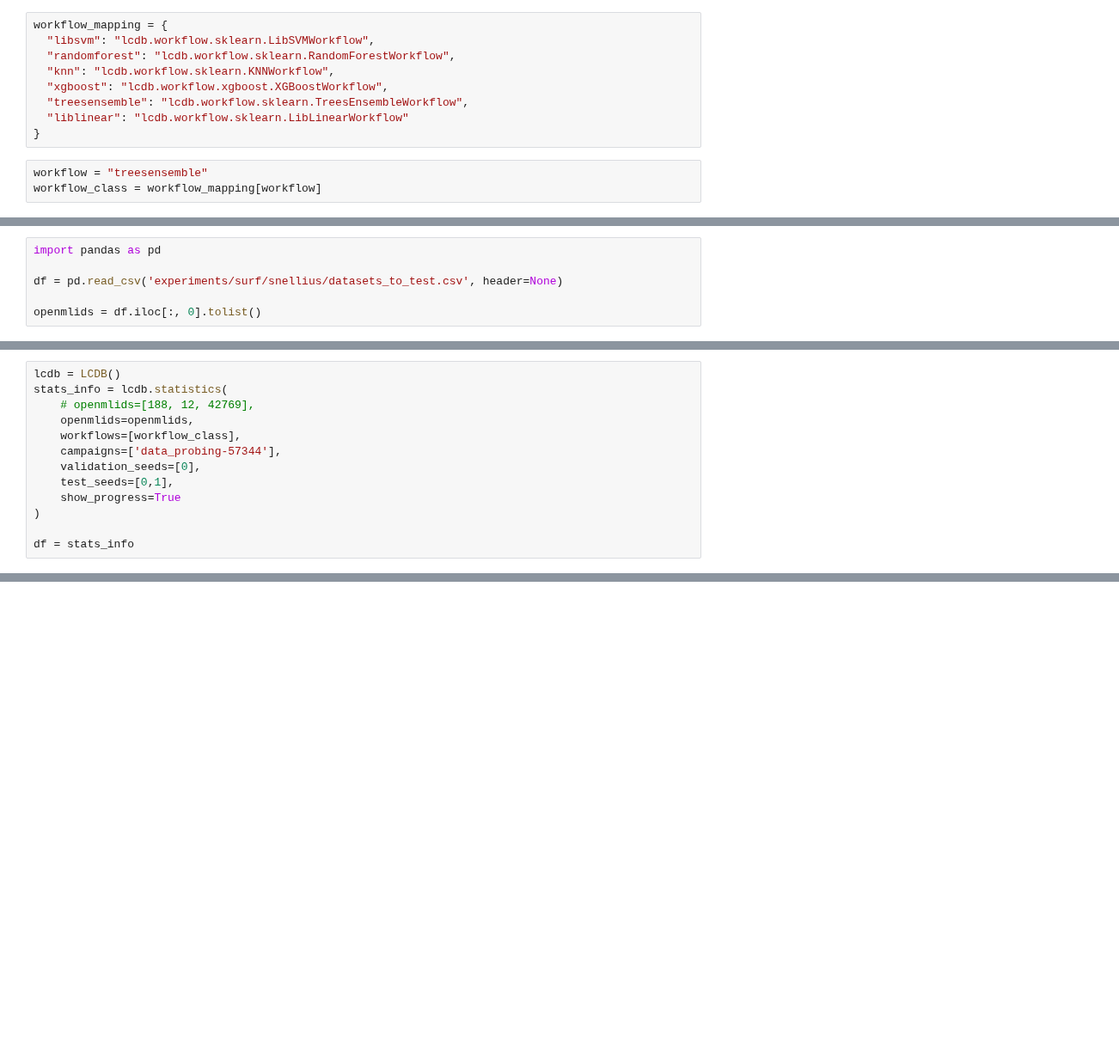
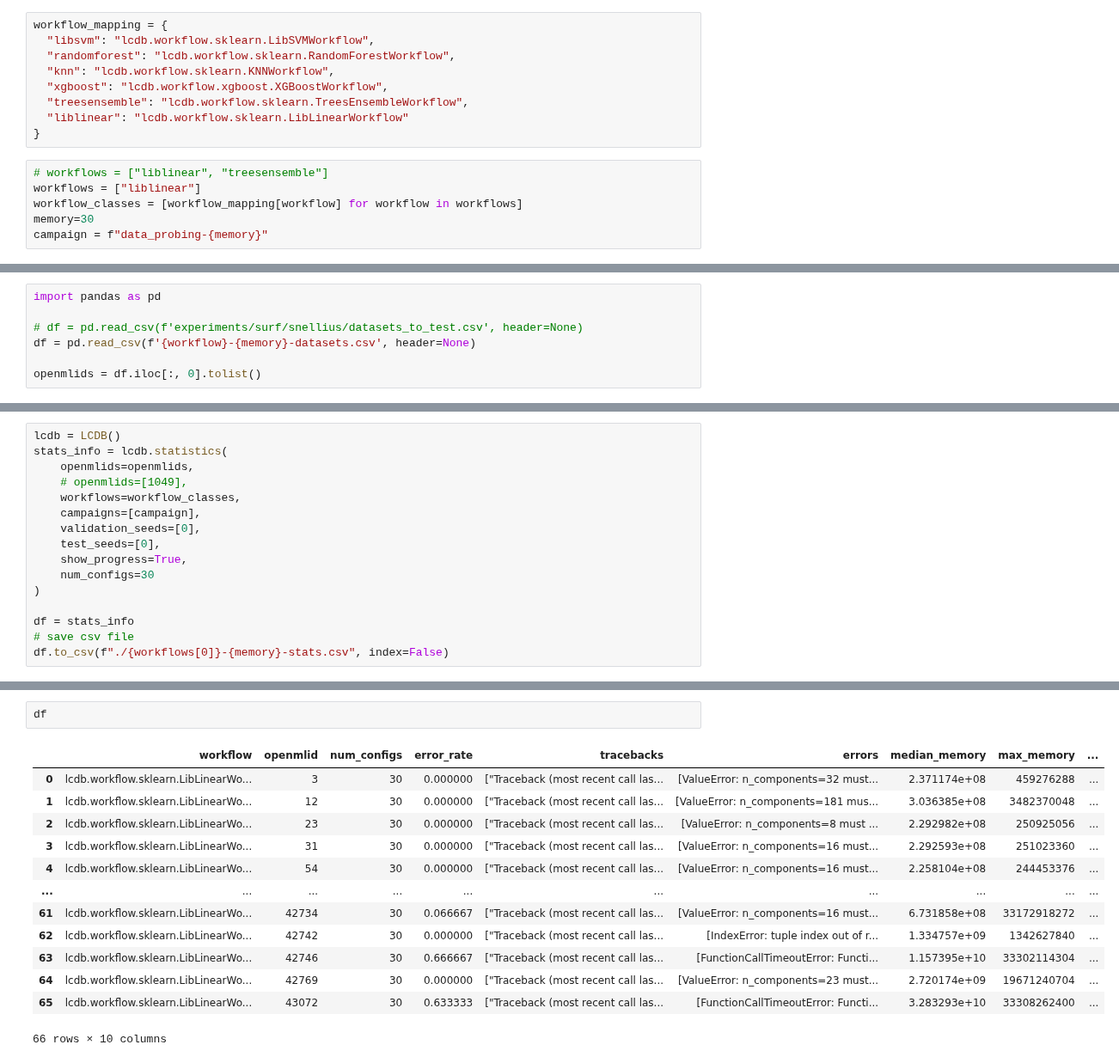
Before and after one commit to fmohr/lcdb, a Jupyter notebook: publications/2023-neurips/debug_test.ipynb, the cells around one changed output, grey strips where cells are left out. Shown at 86% size. Cells and saved outputs as stored; diff of their text form; blank space fills up the shorter version.

```diff
--- a/publications/2023-neurips/debug_test.ipynb
+++ b/publications/2023-neurips/debug_test.ipynb
@@ -9,6 +9,9 @@ workflow_mapping = {
   "treesensemble": "lcdb.workflow.sklearn.TreesEnsembleWorkflow",
   "liblinear": "lcdb.workflow.sklearn.LibLinearWorkflow"
 }
-# %%
-workflow = "treesensemble"
-workflow_class = workflow_mapping[workflow]
+# %%
+# workflows = ["liblinear", "treesensemble"]
+workflows = ["liblinear"]
+workflow_classes = [workflow_mapping[workflow] for workflow in workflows]
+memory=30
+campaign = f"data_probing-{memory}"
@@ -15,6 +59,7 @@ workflow_class = workflow_mapping[workflow]
 # %%
 import pandas as pd
 
-df = pd.read_csv('experiments/surf/snellius/datasets_to_test.csv', header=None)
+# df = pd.read_csv(f'experiments/surf/snellius/datasets_to_test.csv', header=None)
+df = pd.read_csv(f'{workflow}-{memory}-datasets.csv', header=None)
 
 openmlids = df.iloc[:, 0].tolist()
@@ -24,13 +84,16 @@ openmlids = np.array(openmlids, dtype=int).tolist()
 # %%
 lcdb = LCDB()
 stats_info = lcdb.statistics(
-    # openmlids=[188, 12, 42769],
     openmlids=openmlids,
-    workflows=[workflow_class],
-    campaigns=['data_probing-57344'],
+    # openmlids=[1049],
+    workflows=workflow_classes,
+    campaigns=[campaign],
     validation_seeds=[0],
-    test_seeds=[0,1],
-    show_progress=True
+    test_seeds=[0],
+    show_progress=True,
+    num_configs=30
 )
 
 df = stats_info
+# save csv file
+df.to_csv(f"./{workflows[0]}-{memory}-stats.csv", index=False)
@@ -36,0 +129,16 @@ df = stats_info
+# %%
+df
+# %% [output]
+|  | workflow | openmlid | num_configs | error_rate | tracebacks | errors | median_memory | max_memory | ... |
+| 0 | lcdb.workflow.sklearn.LibLinearWo... | 3 | 30 | 0.000000 | ["Traceback (most recent call las... | [ValueError: n_components=32 must... | 2.371174e+08 | 459276288 | ... |
+| 1 | lcdb.workflow.sklearn.LibLinearWo... | 12 | 30 | 0.000000 | ["Traceback (most recent call las... | [ValueError: n_components=181 mus... | 3.036385e+08 | 3482370048 | ... |
+| 2 | lcdb.workflow.sklearn.LibLinearWo... | 23 | 30 | 0.000000 | ["Traceback (most recent call las... | [ValueError: n_components=8 must ... | 2.292982e+08 | 250925056 | ... |
+| 3 | lcdb.workflow.sklearn.LibLinearWo... | 31 | 30 | 0.000000 | ["Traceback (most recent call las... | [ValueError: n_components=16 must... | 2.292593e+08 | 251023360 | ... |
+| 4 | lcdb.workflow.sklearn.LibLinearWo... | 54 | 30 | 0.000000 | ["Traceback (most recent call las... | [ValueError: n_components=16 must... | 2.258104e+08 | 244453376 | ... |
+| ... | ... | ... | ... | ... | ... | ... | ... | ... | ... |
+| 61 | lcdb.workflow.sklearn.LibLinearWo... | 42734 | 30 | 0.066667 | ["Traceback (most recent call las... | [ValueError: n_components=16 must... | 6.731858e+08 | 33172918272 | ... |
+| 62 | lcdb.workflow.sklearn.LibLinearWo... | 42742 | 30 | 0.000000 | ["Traceback (most recent call las... | [IndexError: tuple index out of r... | 1.334757e+09 | 1342627840 | ... |
+| 63 | lcdb.workflow.sklearn.LibLinearWo... | 42746 | 30 | 0.666667 | ["Traceback (most recent call las... | [FunctionCallTimeoutError: Functi... | 1.157395e+10 | 33302114304 | ... |
+| 64 | lcdb.workflow.sklearn.LibLinearWo... | 42769 | 30 | 0.000000 | ["Traceback (most recent call las... | [ValueError: n_components=23 must... | 2.720174e+09 | 19671240704 | ... |
+| 65 | lcdb.workflow.sklearn.LibLinearWo... | 43072 | 30 | 0.633333 | ["Traceback (most recent call las... | [FunctionCallTimeoutError: Functi... | 3.283293e+10 | 33308262400 | ... |
+66 rows × 10 columns
```
Also changed, not shown: parts of 8 cells of this notebook, 10 other files.
